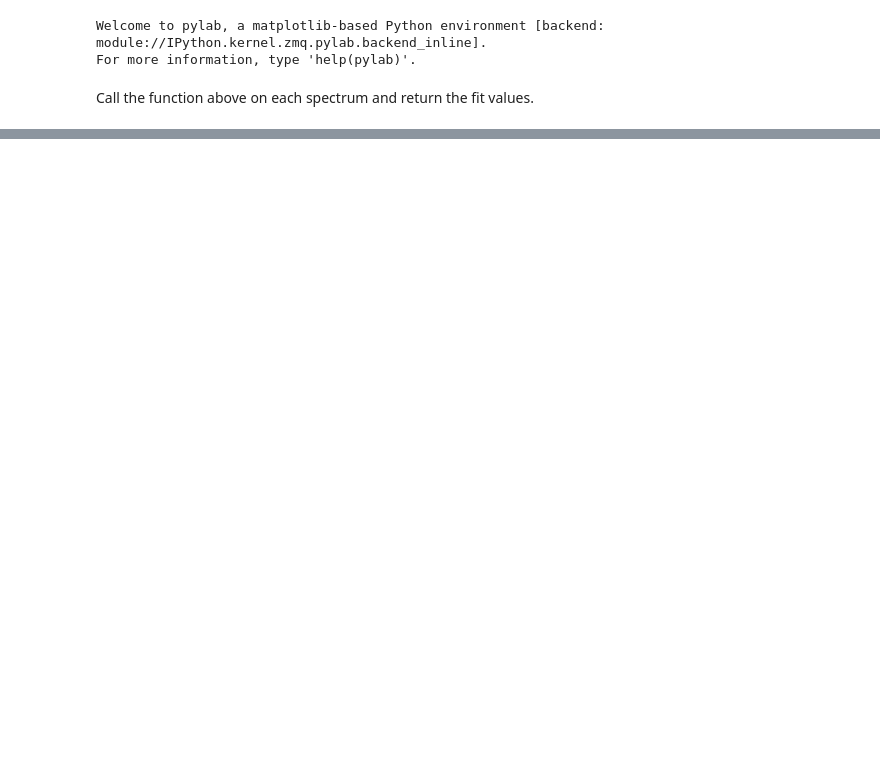
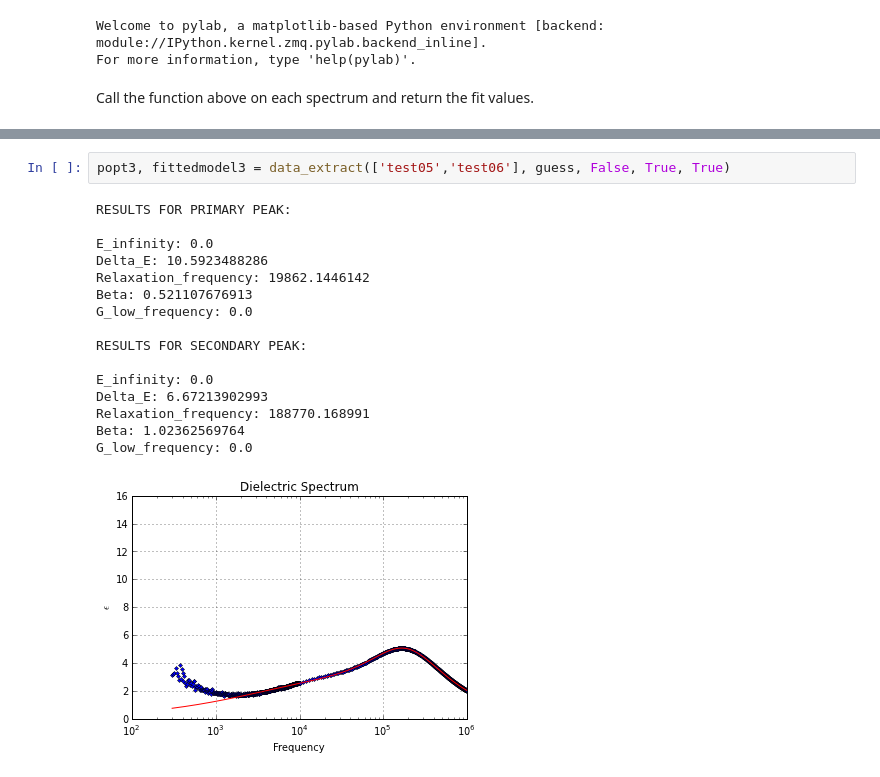
Before and after one commit to Zsailer/calpolythesis, a Jupyter notebook: notebooks/Analysis II - Determining LC susceptibility in AC Field.ipynb, the cells around one changed output, grey strips where cells are left out. Drawn from its saved outputs; the diff is of its cells as text; blank space fills up the shorter version.

```diff
--- a/notebooks/Analysis II - Determining LC susceptibility in AC Field.ipynb
+++ b/notebooks/Analysis II - Determining LC susceptibility in AC Field.ipynb
@@ -152,0 +176,19 @@ G_low_frequency: 0.0
+# %%
+popt3, fittedmodel3 = data_extract(['test05','test06'], guess, False, True, True)
+# %% [output]
+RESULTS FOR PRIMARY PEAK:
+
+E_infinity: 0.0
+Delta_E: 10.5923488286
+Relaxation_frequency: 19862.1446142
+Beta: 0.521107676913
+G_low_frequency: 0.0
+
+RESULTS FOR SECONDARY PEAK:
+
+E_infinity: 0.0
+Delta_E: 6.67213902993
+Relaxation_frequency: 188770.168991
+Beta: 1.02362569764
+G_low_frequency: 0.0
+[figure, added]
```
Also changed, not shown: parts of 29 cells of this notebook, 1 other file.
